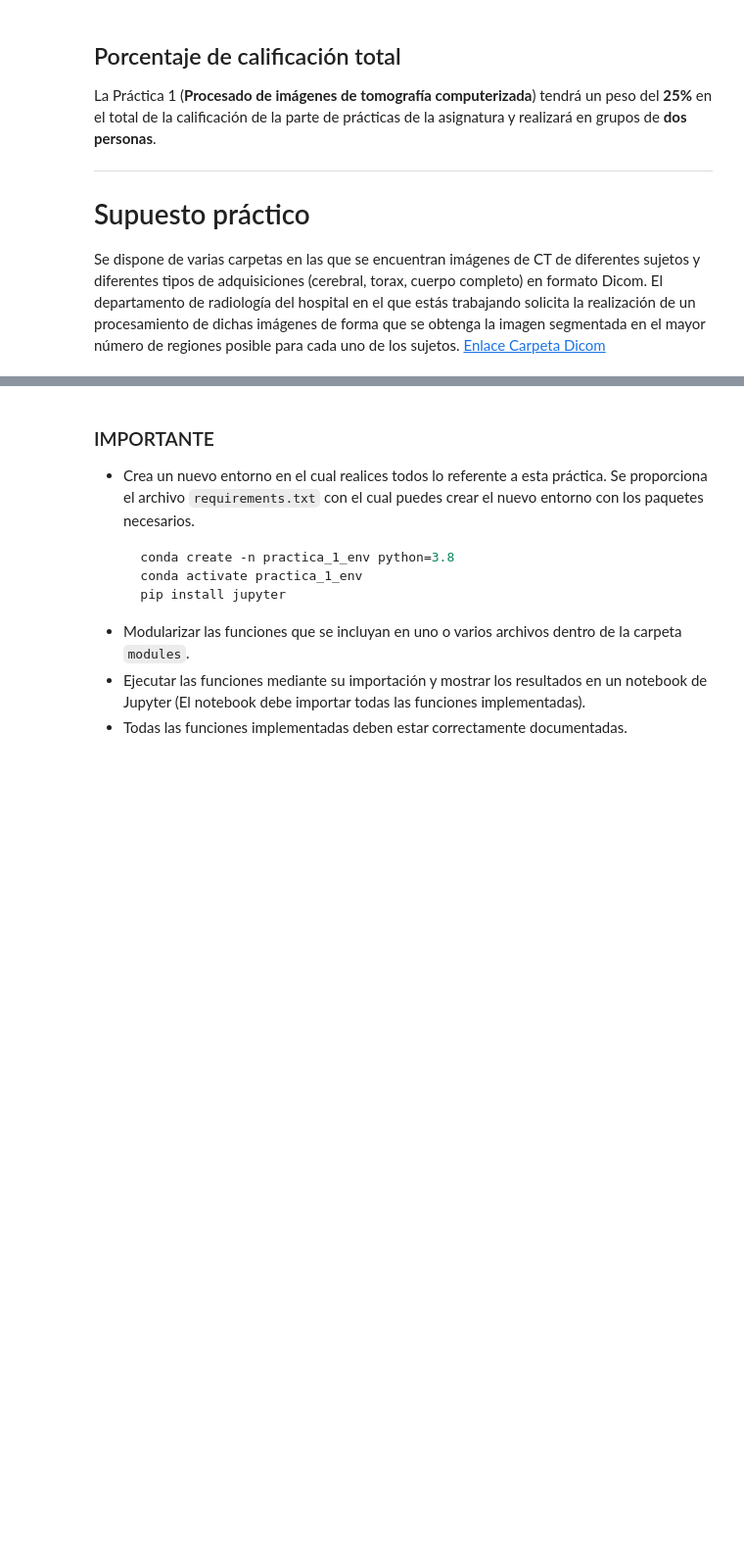
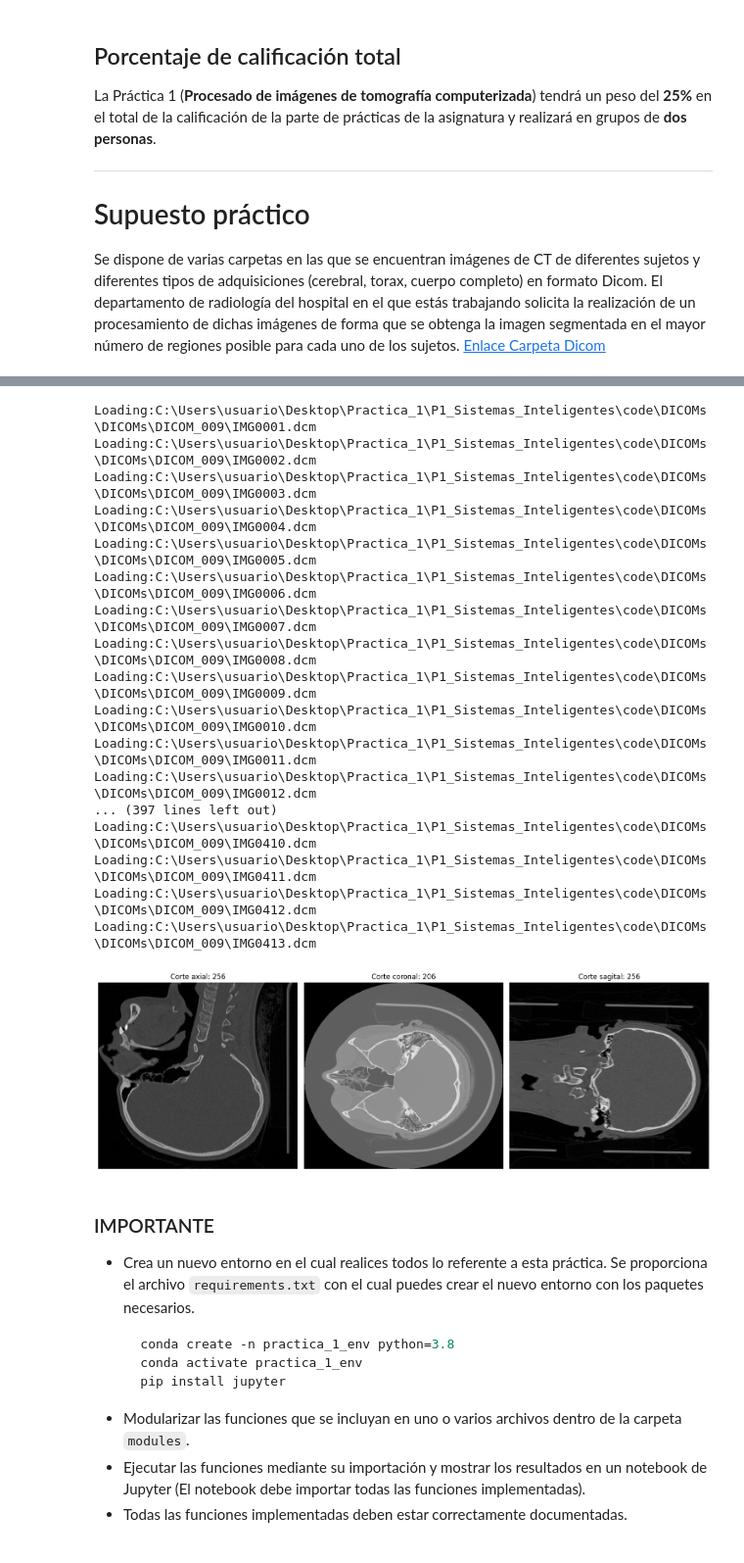
Before and after one commit to PaulaMartinezCamarero/P1_Sistemas_Inteligentes, a Jupyter notebook: code/Practica_1.ipynb, the cells around one changed output, grey strips where cells are left out. Shown at 98% size. Saved outputs shown, nothing was run; the diff lists cells and outputs as text; code cells hidden in the pictures; blank space fills up the shorter version.

Commit message:
función MuestraVolumen

```diff
--- a/code/Practica_1.ipynb
+++ b/code/Practica_1.ipynb
@@ -363,3 +390,35 @@ def Filtrar_Slices_con_Posicion(dicom_files):
+# %%
+# Carga de las imágenes DICOM
+imagenes = Load_Slices(foldername)
+
+# Crear el volumen 3D
+volumen, img_shape, aspectos, tamaño_voxel = CreaVolumen(imagenes)
+
+# Información del DICOM para el título
+modalidad = imagenes[0].Modality
+paciente = imagenes[0].PatientName
+
+# Llamada a la función MuestraVolumen (sin histograma)
+MuestraVolumen(volumen, img_shape, aspectos[0], aspectos[1], aspectos[2], modalidad, paciente)
+# %% [output]
+Loading:C:\Users\usuario\Desktop\Practica_1\P1_Sistemas_Inteligentes\code\DICOMs\DICOMs\DICOM_009\IMG0001.dcm
+Loading:C:\Users\usuario\Desktop\Practica_1\P1_Sistemas_Inteligentes\code\DICOMs\DICOMs\DICOM_009\IMG0002.dcm
+Loading:C:\Users\usuario\Desktop\Practica_1\P1_Sistemas_Inteligentes\code\DICOMs\DICOMs\DICOM_009\IMG0003.dcm
+Loading:C:\Users\usuario\Desktop\Practica_1\P1_Sistemas_Inteligentes\code\DICOMs\DICOMs\DICOM_009\IMG0004.dcm
+Loading:C:\Users\usuario\Desktop\Practica_1\P1_Sistemas_Inteligentes\code\DICOMs\DICOMs\DICOM_009\IMG0005.dcm
+Loading:C:\Users\usuario\Desktop\Practica_1\P1_Sistemas_Inteligentes\code\DICOMs\DICOMs\DICOM_009\IMG0006.dcm
+Loading:C:\Users\usuario\Desktop\Practica_1\P1_Sistemas_Inteligentes\code\DICOMs\DICOMs\DICOM_009\IMG0007.dcm
+Loading:C:\Users\usuario\Desktop\Practica_1\P1_Sistemas_Inteligentes\code\DICOMs\DICOMs\DICOM_009\IMG0008.dcm
+Loading:C:\Users\usuario\Desktop\Practica_1\P1_Sistemas_Inteligentes\code\DICOMs\DICOMs\DICOM_009\IMG0009.dcm
+Loading:C:\Users\usuario\Desktop\Practica_1\P1_Sistemas_Inteligentes\code\DICOMs\DICOMs\DICOM_009\IMG0010.dcm
+Loading:C:\Users\usuario\Desktop\Practica_1\P1_Sistemas_Inteligentes\code\DICOMs\DICOMs\DICOM_009\IMG0011.dcm
+Loading:C:\Users\usuario\Desktop\Practica_1\P1_Sistemas_Inteligentes\code\DICOMs\DICOMs\DICOM_009\IMG0012.dcm
+... (397 lines left out)
+Loading:C:\Users\usuario\Desktop\Practica_1\P1_Sistemas_Inteligentes\code\DICOMs\DICOMs\DICOM_009\IMG0410.dcm
+Loading:C:\Users\usuario\Desktop\Practica_1\P1_Sistemas_Inteligentes\code\DICOMs\DICOMs\DICOM_009\IMG0411.dcm
+Loading:C:\Users\usuario\Desktop\Practica_1\P1_Sistemas_Inteligentes\code\DICOMs\DICOMs\DICOM_009\IMG0412.dcm
+Loading:C:\Users\usuario\Desktop\Practica_1\P1_Sistemas_Inteligentes\code\DICOMs\DICOMs\DICOM_009\IMG0413.dcm
+[figure, added]
 # %% [markdown]
 ### IMPORTANTE
 - Crea un nuevo entorno en el cual realices todos lo referente a esta práctica. Se proporciona el archivo `requirements.txt` con el cual puedes crear el nuevo entorno con los paquetes necesarios.
```
Also changed, not shown: parts of 7 cells of this notebook.
